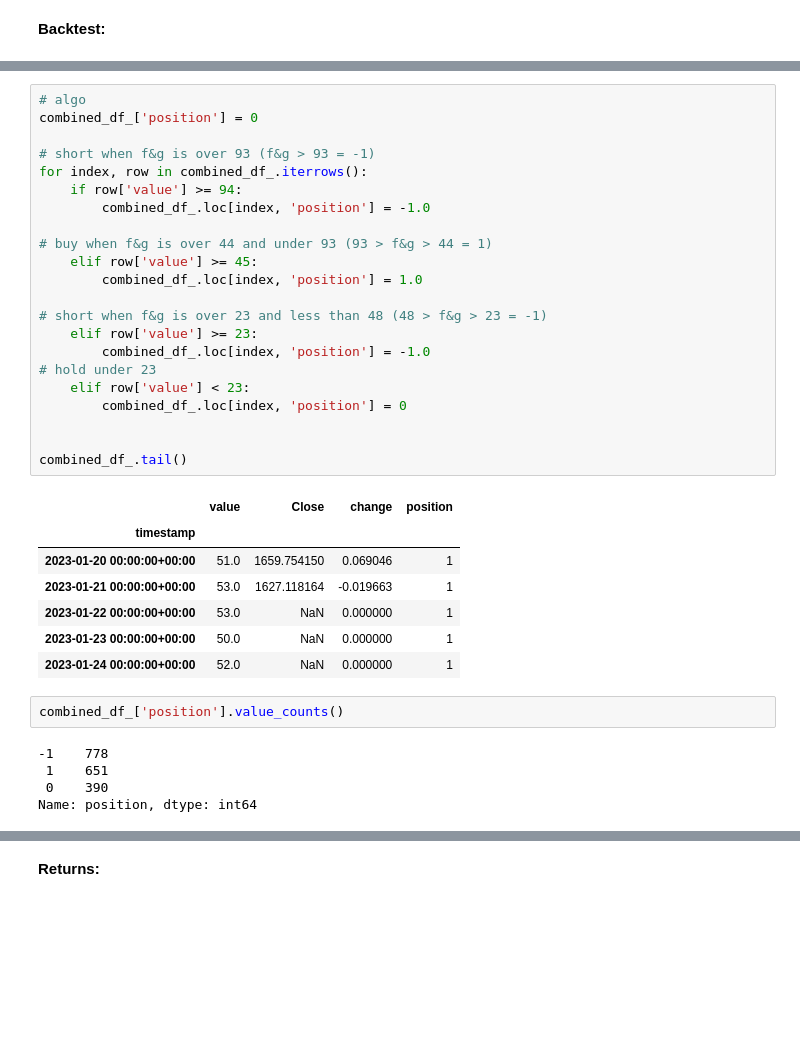
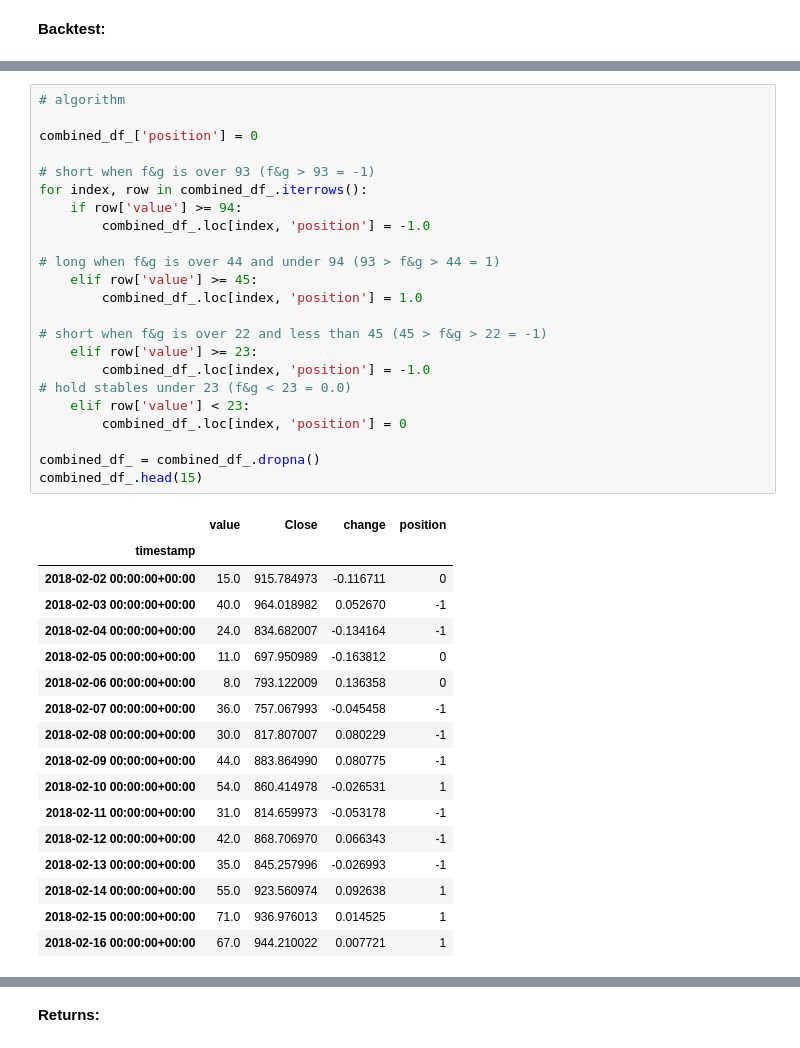
Before and after one commit to AGralin/dreambuilder_bot, a Jupyter notebook: FG_machine_learning.ipynb, the cells around one changed output, grey strips where cells are left out. Cells and saved outputs as stored; diff of their text form; blank space fills up the shorter version.

```diff
--- a/FG_machine_learning.ipynb
+++ b/FG_machine_learning.ipynb
@@ -115,37 +123,41 @@ combined_df_.tail()
 # %%
-# algo
+# algorithm
+
 combined_df_['position'] = 0
 
 # short when f&g is over 93 (f&g > 93 = -1)
 for index, row in combined_df_.iterrows():
     if row['value'] >= 94:
         combined_df_.loc[index, 'position'] = -1.0
 
-# buy when f&g is over 44 and under 93 (93 > f&g > 44 = 1)
+# long when f&g is over 44 and under 94 (93 > f&g > 44 = 1)
     elif row['value'] >= 45:
         combined_df_.loc[index, 'position'] = 1.0
 
-# short when f&g is over 23 and less than 48 (48 > f&g > 23 = -1)
+# short when f&g is over 22 and less than 45 (45 > f&g > 22 = -1)
     elif row['value'] >= 23:
         combined_df_.loc[index, 'position'] = -1.0
-# hold under 23
+# hold stables under 23 (f&g < 23 = 0.0)
     elif row['value'] < 23:
         combined_df_.loc[index, 'position'] = 0
 
-
-combined_df_.tail()
+combined_df_ = combined_df_.dropna()
+combined_df_.head(15)
 # %% [output]
 |  | value | Close | change | position |
 | timestamp |  |  |  |  |
-| 2023-01-20 00:00:00+00:00 | 51.0 | 1659.754150 | 0.069046 | 1 |
-| 2023-01-21 00:00:00+00:00 | 53.0 | 1627.118164 | -0.019663 | 1 |
-| 2023-01-22 00:00:00+00:00 | 53.0 | NaN | 0.000000 | 1 |
-| 2023-01-23 00:00:00+00:00 | 50.0 | NaN | 0.000000 | 1 |
-| 2023-01-24 00:00:00+00:00 | 52.0 | NaN | 0.000000 | 1 |
+| 2018-02-02 00:00:00+00:00 | 15.0 | 915.784973 | -0.116711 | 0 |
+| 2018-02-03 00:00:00+00:00 | 40.0 | 964.018982 | 0.052670 | -1 |
+| 2018-02-04 00:00:00+00:00 | 24.0 | 834.682007 | -0.134164 | -1 |
+| 2018-02-05 00:00:00+00:00 | 11.0 | 697.950989 | -0.163812 | 0 |
+| 2018-02-06 00:00:00+00:00 | 8.0 | 793.122009 | 0.136358 | 0 |
+| 2018-02-07 00:00:00+00:00 | 36.0 | 757.067993 | -0.045458 | -1 |
+| 2018-02-08 00:00:00+00:00 | 30.0 | 817.807007 | 0.080229 | -1 |
+| 2018-02-09 00:00:00+00:00 | 44.0 | 883.864990 | 0.080775 | -1 |
+| 2018-02-10 00:00:00+00:00 | 54.0 | 860.414978 | -0.026531 | 1 |
+| 2018-02-11 00:00:00+00:00 | 31.0 | 814.659973 | -0.053178 | -1 |
+| 2018-02-12 00:00:00+00:00 | 42.0 | 868.706970 | 0.066343 | -1 |
+| 2018-02-13 00:00:00+00:00 | 35.0 | 845.257996 | -0.026993 | -1 |
+| 2018-02-14 00:00:00+00:00 | 55.0 | 923.560974 | 0.092638 | 1 |
+| 2018-02-15 00:00:00+00:00 | 71.0 | 936.976013 | 0.014525 | 1 |
+| 2018-02-16 00:00:00+00:00 | 67.0 | 944.210022 | 0.007721 | 1 |
-# %%
-combined_df_['position'].value_counts()
-# %% [output]
--1    778
- 1    651
- 0    390
-Name: position, dtype: int64
```
Also changed, not shown: parts of 25 cells of this notebook, 1 other file.
